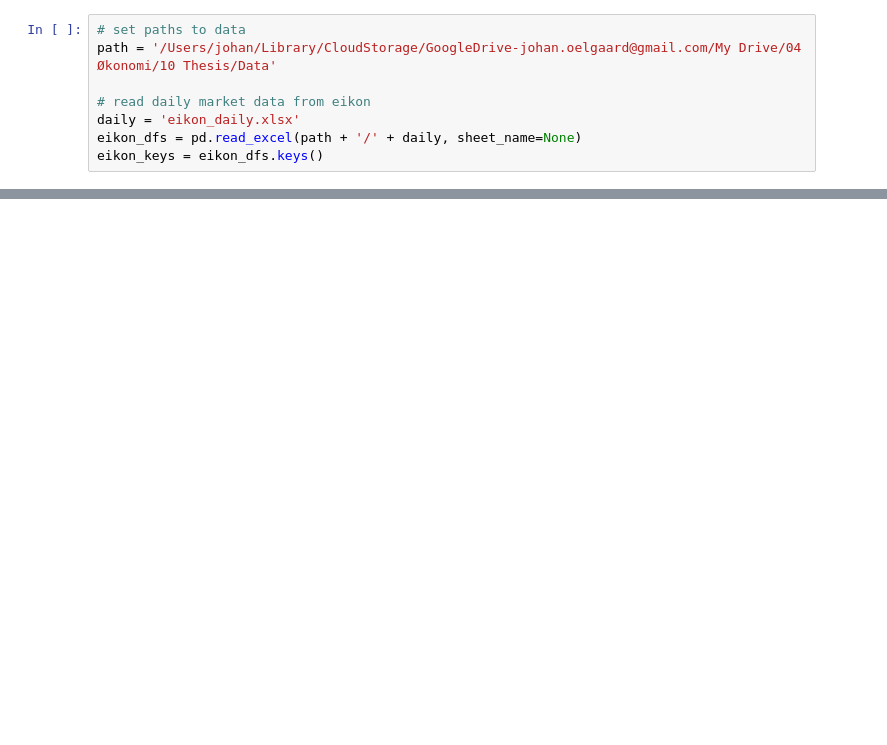
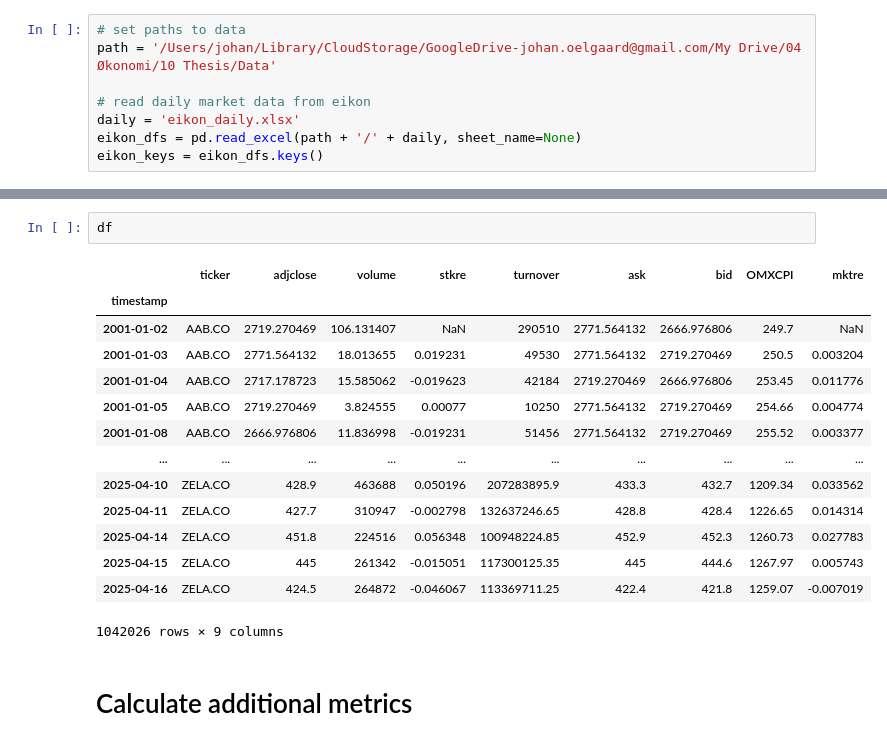
Before and after one commit to johanoelgaard/MastersThesis, a Jupyter notebook: eikon_daily.ipynb, the cells around one changed output, grey strips where cells are left out. Saved outputs shown, nothing was run; the diff lists cells and outputs as text; blank space fills up the shorter version.

```diff
--- a/eikon_daily.ipynb
+++ b/eikon_daily.ipynb
@@ -132,0 +263,19 @@ beta.to_csv('data/beta.csv')
+# %%
+df
+# %% [output]
+|  | ticker | adjclose | volume | stkre | turnover | ask | bid | OMXCPI | mktre |
+| timestamp |  |  |  |  |  |  |  |  |  |
+| 2001-01-02 | AAB.CO | 2719.270469 | 106.131407 | NaN | 290510 | 2771.564132 | 2666.976806 | 249.7 | NaN |
+| 2001-01-03 | AAB.CO | 2771.564132 | 18.013655 | 0.019231 | 49530 | 2771.564132 | 2719.270469 | 250.5 | 0.003204 |
+| 2001-01-04 | AAB.CO | 2717.178723 | 15.585062 | -0.019623 | 42184 | 2719.270469 | 2666.976806 | 253.45 | 0.011776 |
+| 2001-01-05 | AAB.CO | 2719.270469 | 3.824555 | 0.00077 | 10250 | 2771.564132 | 2719.270469 | 254.66 | 0.004774 |
+| 2001-01-08 | AAB.CO | 2666.976806 | 11.836998 | -0.019231 | 51456 | 2771.564132 | 2719.270469 | 255.52 | 0.003377 |
+| ... | ... | ... | ... | ... | ... | ... | ... | ... | ... |
+| 2025-04-10 | ZELA.CO | 428.9 | 463688 | 0.050196 | 207283895.9 | 433.3 | 432.7 | 1209.34 | 0.033562 |
+| 2025-04-11 | ZELA.CO | 427.7 | 310947 | -0.002798 | 132637246.65 | 428.8 | 428.4 | 1226.65 | 0.014314 |
+| 2025-04-14 | ZELA.CO | 451.8 | 224516 | 0.056348 | 100948224.85 | 452.9 | 452.3 | 1260.73 | 0.027783 |
+| 2025-04-15 | ZELA.CO | 445 | 261342 | -0.015051 | 117300125.35 | 445 | 444.6 | 1267.97 | 0.005743 |
+| 2025-04-16 | ZELA.CO | 424.5 | 264872 | -0.046067 | 113369711.25 | 422.4 | 421.8 | 1259.07 | -0.007019 |
+1042026 rows × 9 columns
+# %% [markdown]
+# Calculate additional metrics
```
Also changed, not shown: parts of 16 cells of this notebook, 7 other files.
